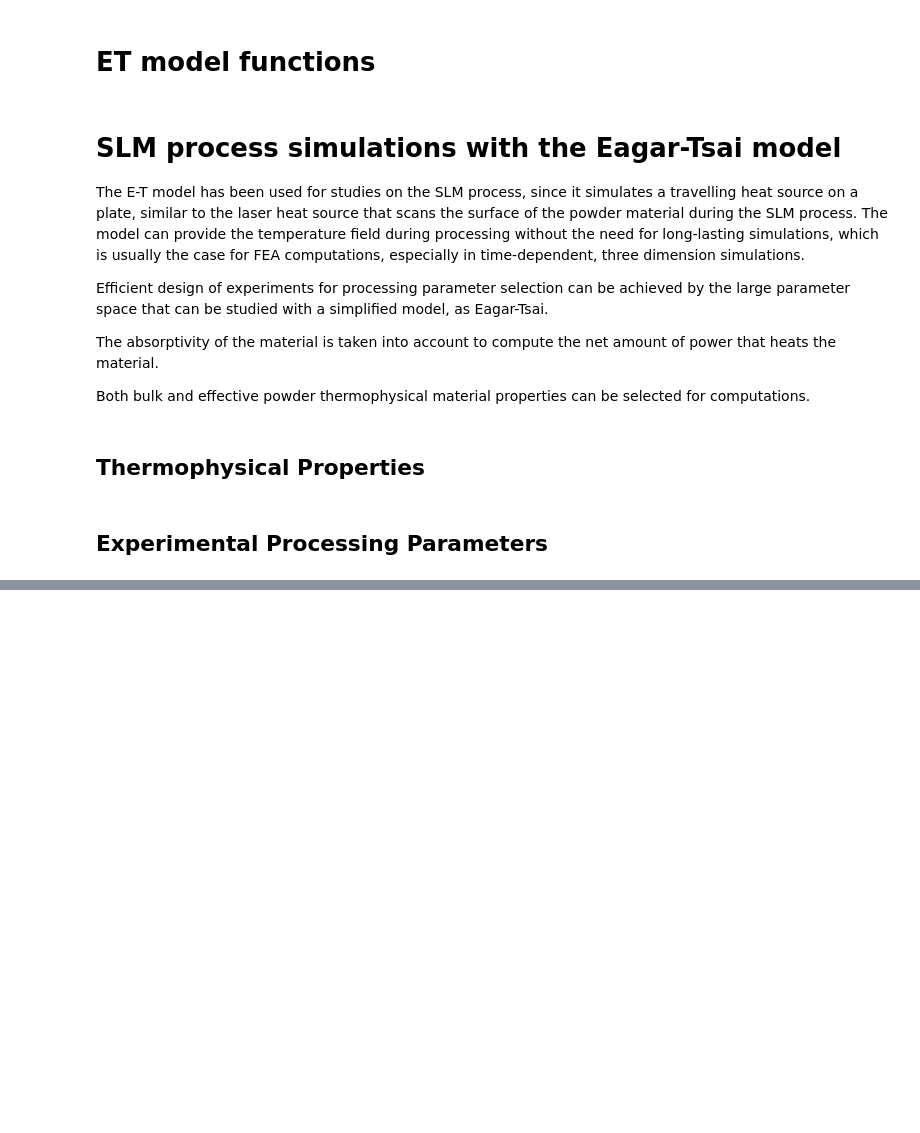
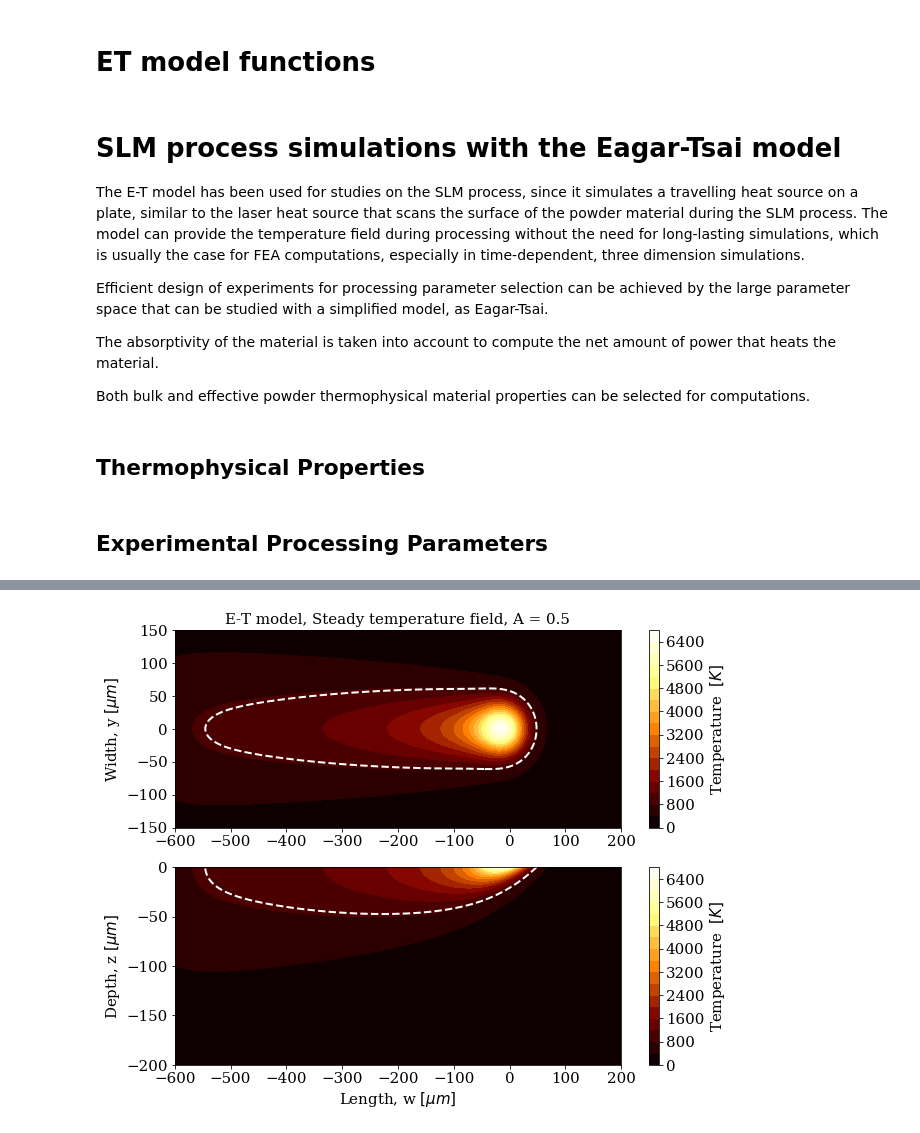
Before and after one commit to panorammix/ETModel_SLM, a Jupyter notebook: Eagar_Tsai_model_SLM.ipynb, the cells around one changed output, grey strips where cells are left out. Drawn from its saved outputs; the diff is of its cells as text; code cells hidden in the pictures; blank space fills up the shorter version.

```diff
--- a/Eagar_Tsai_model_SLM.ipynb
+++ b/Eagar_Tsai_model_SLM.ipynb
@@ -533,0 +463,42 @@ numpy.savetxt('Depths_'+trial,melt_length, delimiter= ' | ', header  = trial)
+# %%
+#%%timeit
+y = numpy.linspace(-150e-6,150e-6,450)
+TfXY,TfXZ,ErXY,ErXZ= Tfield(w,y,z, mater_bed, 5, 0.65, radius = 25e-6, Tambient = 300, t = 1e-3)
+# %%
+melt_dimens = meltdim( TfXY, TfXZ, w, y, z, Tmelt,  tol = 1.0 )
+# %%
+def contour_plots (TfieldXY, TfieldXZ, w, y, z, Tmelt, melt_dimensions, font):
+    pyplot.rcParams['font.family'] = 'serif'
+    pyplot.rcParams['font.size'] = font
+    ET_contour_graphs = pyplot.figure ( figsize = ( 10 , 8 ) ) ;
+    pyplot.subplot(211)
+    pyplot.tick_params (labeltop = False, labelright = False, labelleft = True )
+    xgridXY, ygridXY = numpy.meshgrid ( w, y )
+    xgridXY = xgridXY * (10**6) ; ygridXY = ygridXY * (10**6) ;
+    contoursXY = pyplot.contourf ( xgridXY, ygridXY, TfieldXY,levels = 20, cmap = cm.afmhot )
+    cbarXY = pyplot.colorbar ( contoursXY )
+    meltlinesXY = pyplot.contour(xgridXY, ygridXY, TfieldXY ,[ Tmelt ], colors = ( 'white' ),linewidths=(2),linestyles='--')
+    pyplot.title ('E-T model, Steady temperature field, A = '+ str(Absor) , fontsize = font)
+    pyplot.ylabel('Width, y $[μm]$') ; #pyplot.xlabel('Length $[μm]$')
+    cbarXY.set_label('Temperature  $ [K] $')
+    #pyplot.axhline(y = melt_dimensions[1],color='black', linestyle='--' ) ;
+    #pyplot.axvline(x = melt_dimensions[0],color='black', linestyle='--');
+    #pyplot.subplots_adjust (hspace = 0.05)
+
+    pyplot.subplot(212)
+    pyplot.tick_params(labeltop = False, labelright=False,labelleft=True)
+    #pyplot.gca().invert_yaxis()
+    xgridXZ, ygridXZ = numpy.meshgrid ( w, z )
+    xgridXZ = xgridXZ * (10**6) ; ygridXZ = ygridXZ * (10**6) ;
+    contoursXZ = pyplot.contourf ( xgridXZ, ygridXZ, TfieldXZ, levels = 20, cmap = cm.afmhot )
+    cbarXZ = pyplot.colorbar(contoursXZ)
+    contlinesXZ = pyplot.contour(xgridXZ, ygridXZ, TfieldXZ, [ Tmelt ],colors=('white'),linewidths=(2),linestyles= '--')
+    cbarXZ.set_label('Temperature  $ [K] $' )
+    pyplot.ylabel('Depth, z $ [μm]$') ; pyplot.xlabel('Length, w $[μm]$')
+    #pyplot.axhline(y = -melt_dimensions[2], color = 'black', linestyle = '--');
+    #pyplot.axvline(x = melt_dimensions[0], color = 'black', linestyle = '--');
+    pyplot.show()
+# %%
+contour_plots (TfXY, TfXZ, w, y, z, Tmelt, melt_dimens, 15)
+# %% [output]
+[figure, added]
```
Also changed, not shown: parts of 27 cells of this notebook.
